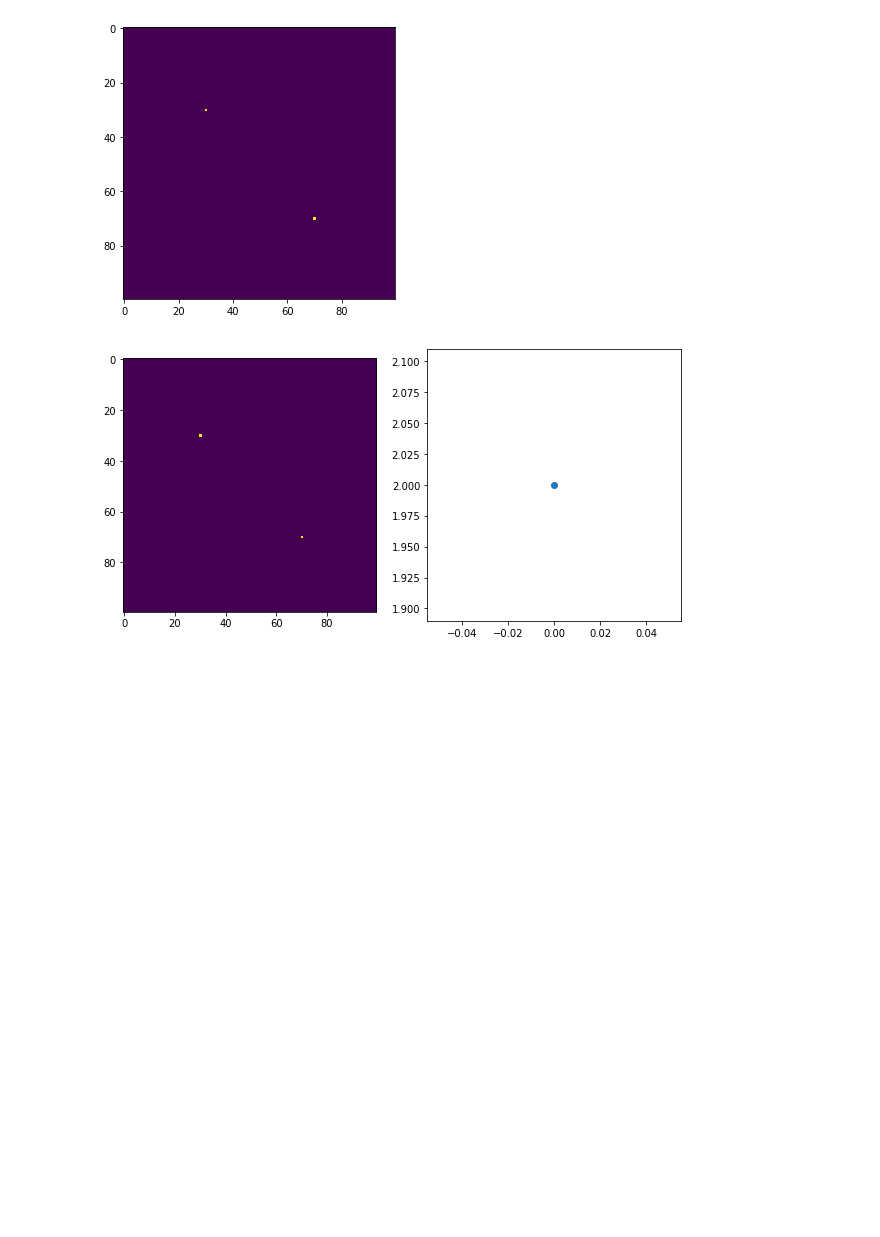
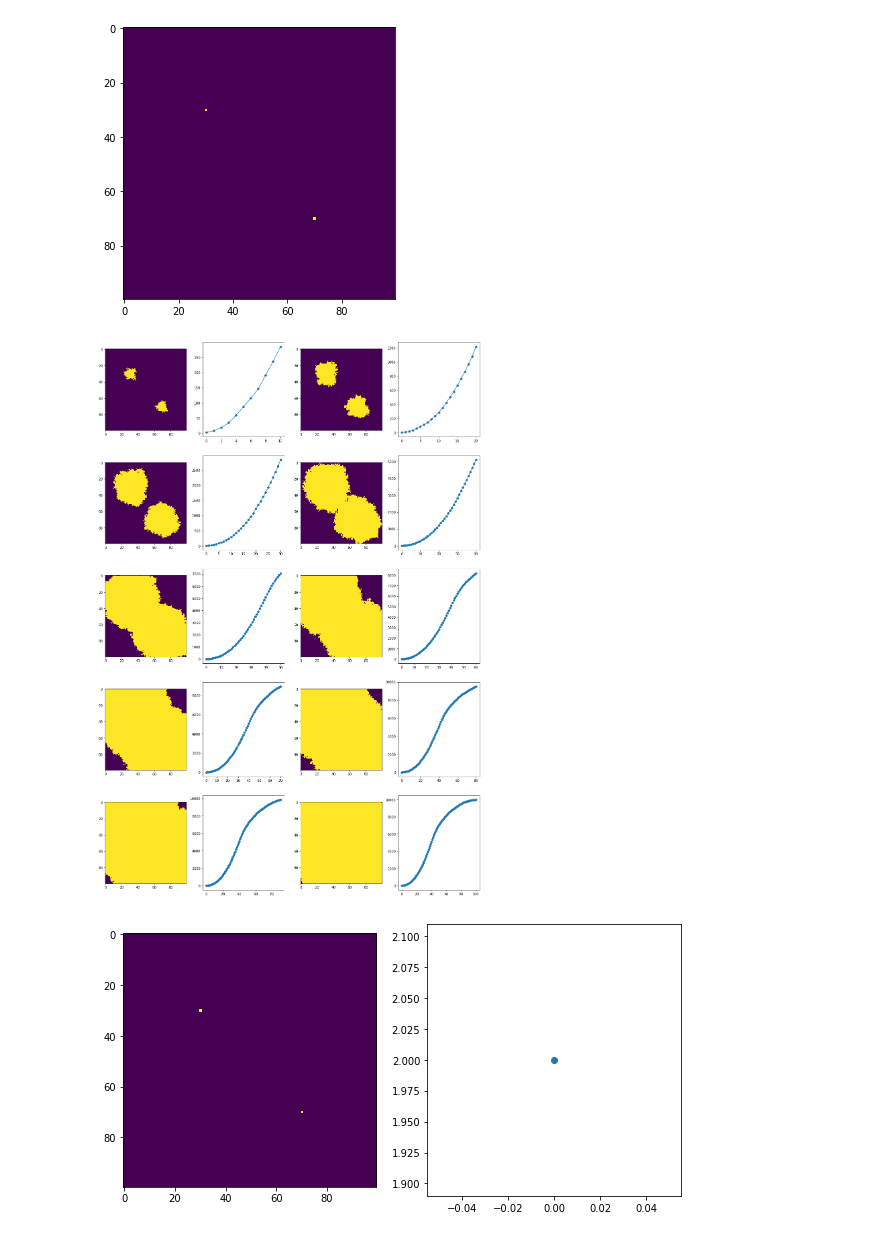
Before and after one commit to jsdiazpo/Contagion-Simulation, a Jupyter notebook: Simulation.ipynb, the cells around one changed output. Saved outputs shown, nothing was run; the diff lists cells and outputs as text; code cells hidden in the pictures; blank space fills up the shorter version.

```diff
--- a/Simulation.ipynb
+++ b/Simulation.ipynb
@@ -48,15 +48,17 @@ def run_simulation(X, cnt_lst, steps=10):
 # %%
 fig, ax = plt.subplots(5, 4)
 fig.set_size_inches(20, 30)
 for k in range(5):
     X, cnt_lst = run_simulation(X, cnt_lst, steps=3)
     ax[k,0].imshow(X, cmap='viridis', interpolation='nearest')
     ax[k,1].plot(cnt_lst, 'o-')
     X, cnt_lst = run_simulation(X, cnt_lst, steps=3)
     ax[k,2].imshow(X, cmap='viridis', interpolation='nearest')
     ax[k,3].plot(cnt_lst, 'o-')
-plt.tight_layout()
-fig.savefig('path_namefile.pdf', bbox_inches='tight');
+# plt.tight_layout()
+# fig.savefig('contagion_simulation.pdf', bbox_inches='tight');
+# %% [output]
+[figure, added]
 # %%
 fig, ax = plt.subplots(1, 2)
 fig.set_size_inches(10, 5)
```
